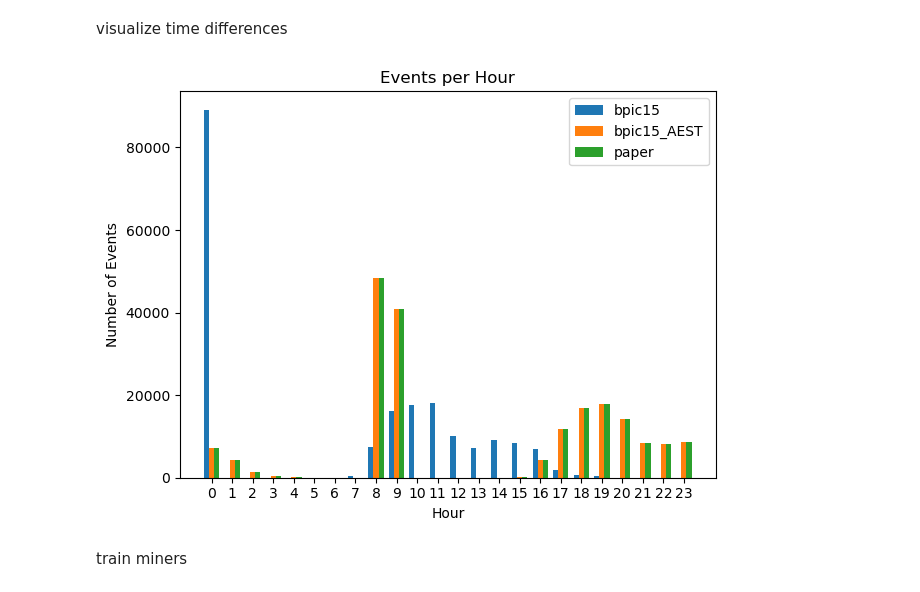
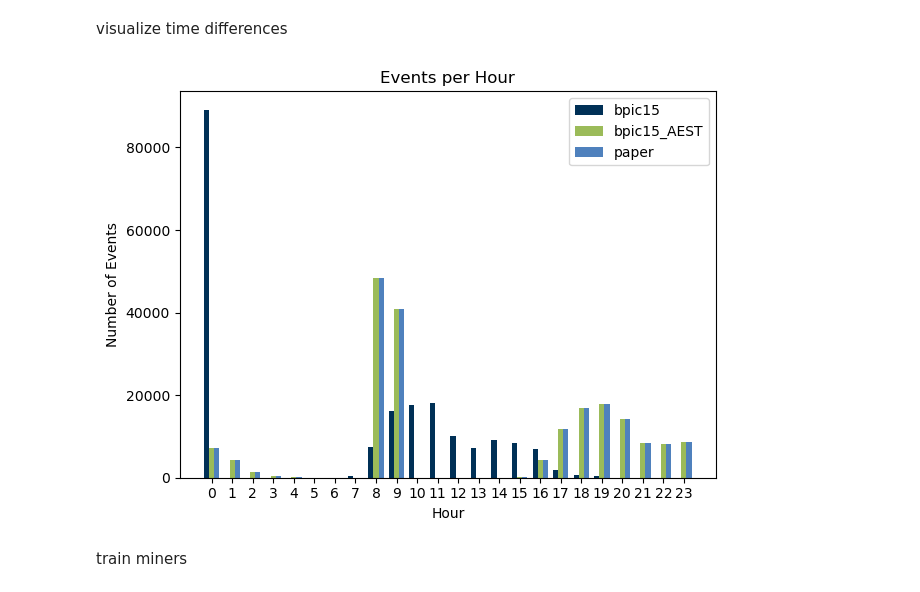
Before and after one commit to lucasb243/No-time-to-dice_group_project_IE692, a Jupyter notebook: learn_all.ipynb, the cells around one changed output. Cells and saved outputs as stored; diff of their text form; code cells hidden in the pictures.

Commit message:
adjusted colors and tried around with the trees

```diff
--- a/learn_all.ipynb
+++ b/learn_all.ipynb
@@ -154,37 +154,37 @@ counts_df_bpic15_AEST = np.bincount(hours_bpic15_AEST)
 counts_df_paper = np.bincount(hours_paper)
 
 # Ensure that all counts arrays have the same length
 max_len = max(len(counts_df_bpic15), len(
     counts_df_bpic15_AEST), len(counts_df_paper))
 counts_df_bpic15 = np.pad(
     counts_df_bpic15, (0, max_len - len(counts_df_bpic15)), mode='constant')
 counts_df_bpic15_AEST = np.pad(
     counts_df_bpic15_AEST, (0, max_len - len(counts_df_bpic15_AEST)), mode='constant')
 counts_df_paper = np.pad(
     counts_df_paper, (0, max_len - len(counts_df_paper)), mode='constant')
 
 # Plot the bar chart
 fig, ax = plt.subplots()
 width = 0.25  # the width of the bars
 x = np.arange(len(hours))
 
-rects1 = ax.bar(x - width, counts_df_bpic15, width, label='bpic15')
-rects2 = ax.bar(x, counts_df_bpic15_AEST, width, label='bpic15_AEST')
-rects3 = ax.bar(x + width, counts_df_paper, width, label='paper')
+rects1 = ax.bar(x - width, counts_df_bpic15, width,label='bpic15', color='#003056')
+rects2 = ax.bar(x, counts_df_bpic15_AEST, width, label='bpic15_AEST', color='#9BBB59')
+rects3 = ax.bar(x + width, counts_df_paper, width,label='paper', color='#4F81BD')
 
 # Add some text for labels, title and custom x-axis tick labels, etc.
 ax.set_ylabel('Number of Events')
 ax.set_xlabel('Hour')
 ax.set_title('Events per Hour')
 ax.set_xticks(x)
 ax.set_xticklabels(hours)
 ax.legend()
 
 fig.tight_layout()
 
 plt.show()
 # %% [output]
-[figure, old version]
+[figure, new version]
 # %% [markdown]
 train miners
 # %%
```
Also changed, not shown: parts of 5 cells of this notebook, 1 other file.
